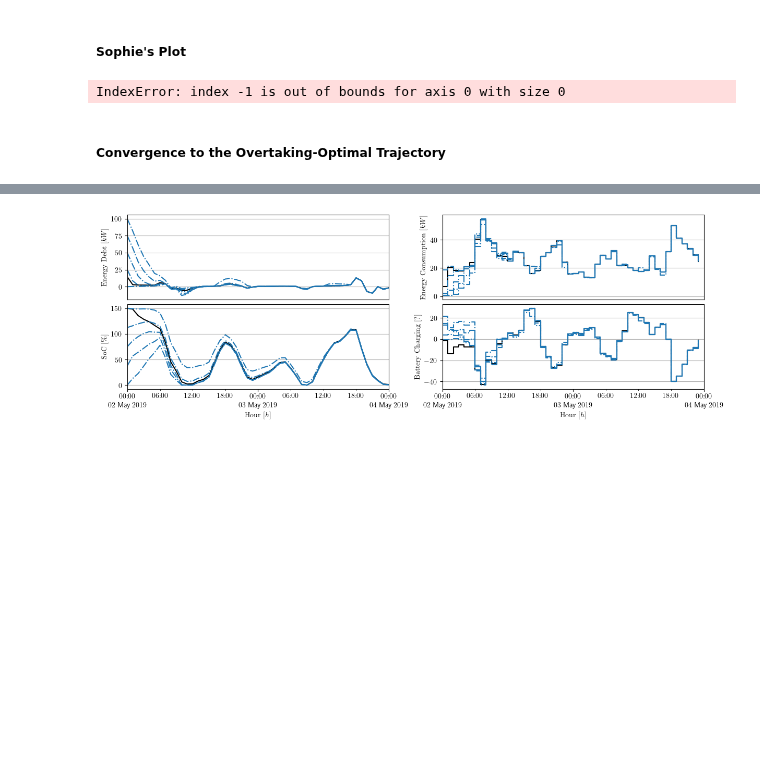
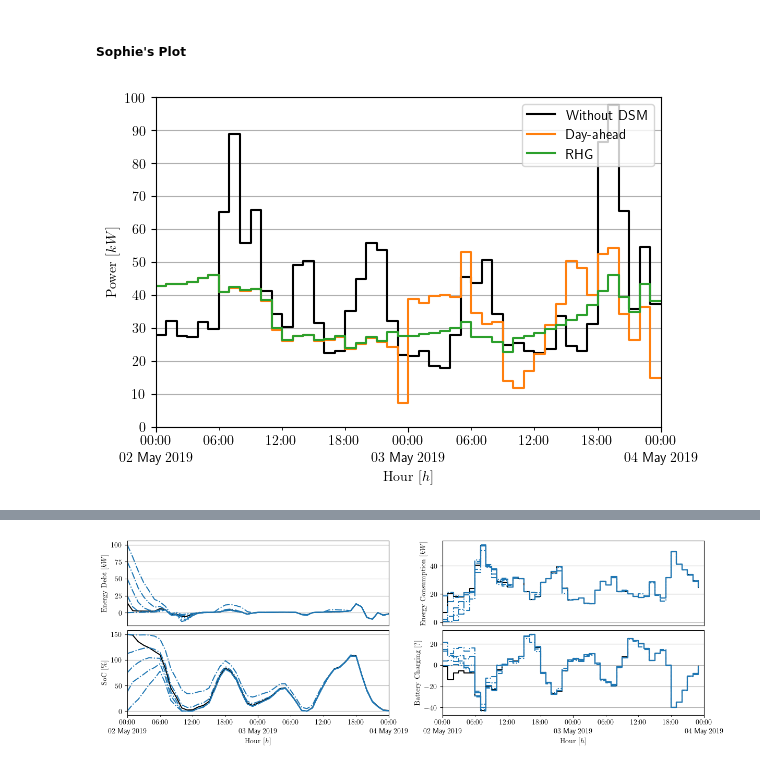
Before and after one commit to Gedlex/time-varying-RHGs, a Jupyter notebook: empc_DSMPC.ipynb, the cells around one changed output, grey strips where cells are left out. Saved outputs shown, nothing was run; the diff lists cells and outputs as text; code cells hidden in the pictures; blank space fills up the shorter version.

```diff
--- a/empc_DSMPC.ipynb
+++ b/empc_DSMPC.ipynb
@@ -159,13 +159,13 @@ plt.rcParams['text.usetex'] = True
 dates = [params.ctrl.start_date + pd.Timedelta(hours = h) for h in range(num_steps+1)]
 
 # Compute passive load without DSM
-n_tile = int(num_steps/sys.T)
-no_dsm = np.tile(params.ctrl.consumption.sum(axis=1) + params.ctrl.passive_load, n_tile)
+n_tile = np.ceil(num_steps/sys.T)
+no_dsm = np.tile(params.ctrl.consumption.sum(axis=1) + params.ctrl.passive_load, n_tile)[:num_steps]
 no_dsm = np.hstack([no_dsm, no_dsm[-1]])
 
 # Compute aggregate load
-agg_load    = [u[i,:].sum(axis=1) - np.tile(params.ctrl.solar.sum(axis=1), n_tile) + np.tile(params.ctrl.passive_load, n_tile) for i in range(num_traj)]
-agg_load_ol = [np.tile(u_ol[i,:].sum(axis=1), 2) - np.tile(params.ctrl.solar.sum(axis=1), n_tile) + np.tile(params.ctrl.passive_load, n_tile) for i in range(num_traj)]
+agg_load    = [u[i,:].sum(axis=1) + np.tile(-params.ctrl.solar.sum(axis=1) + params.ctrl.passive_load, n_tile)[:num_steps] for i in range(num_traj)]
+agg_load_ol = [np.tile(u_ol[i,:].sum(axis=1), 2) + np.tile(-params.ctrl.solar.sum(axis=1) + params.ctrl.passive_load, n_tile)[:num_steps] for i in range(num_traj)]
 agg_load    = [np.hstack([agg_load[t],    agg_load[t][-1]]) for t in range(num_traj)]
 agg_load_ol = [np.hstack([agg_load_ol[t], agg_load_ol[t][-1]]) for t in range(num_traj)]
 
@@ -178,33 +178,32 @@ axs.plot(dates, no_dsm, label='Without DSM', color='black', linestyle='-', draws
 # Plot trajectories
 axs.plot(dates, agg_load_ol[0], label='Day-ahead', color='tab:orange', linestyle='-', drawstyle='steps-post')
 axs.plot(dates, agg_load[0], label='RHG', color='tab:green', linestyle='-', drawstyle='steps-post')
 
 # Add labels
 axs.set_xlabel(r'\rmfamily{Hour} $[h]$')
 axs.set_ylabel(r'\rmfamily{Power} $[kW]$')
 
 # Set major and minor ticks
 plt.rcParams['timezone'] = dates[0].tz.zone
 axs.xaxis.set_major_locator(mdates.DayLocator(interval=1))
 axs.xaxis.set_minor_locator(mdates.HourLocator(byhour=[6, 12, 18]))
 axs.xaxis.set_major_formatter(mdates.DateFormatter(r'%H:%M\\%d %b %Y'))
 axs.xaxis.set_minor_formatter(mdates.DateFormatter(r'%H:%M'))
 axs.yaxis.set_major_locator(ticker.MultipleLocator(base=10, offset=0))
+axs.tick_params(axis="x", which="minor", pad=axs.xaxis.get_tick_padding())
 
 # Set limits
 axs.set_xlim([dates[0], dates[-1]])
 axs.set_ylim([0, 100])
 
 # Set grid
 axs.yaxis.grid(True)
 axs.xaxis.grid(False)
 
 # Plot legend
 axs.legend(loc='upper right')
 
 # Export figure
 fig.savefig("figures/figure_hall.pdf", bbox_inches='tight', pad_inches=0.1)
 # %% [output]
-IndexError: index -1 is out of bounds for axis 0 with size 0
+[figure, added]
-# %% [markdown]
-##### Convergence to the Overtaking-Optimal Trajectory
```
Also changed, not shown: parts of 8 cells of this notebook, 4 other files.
